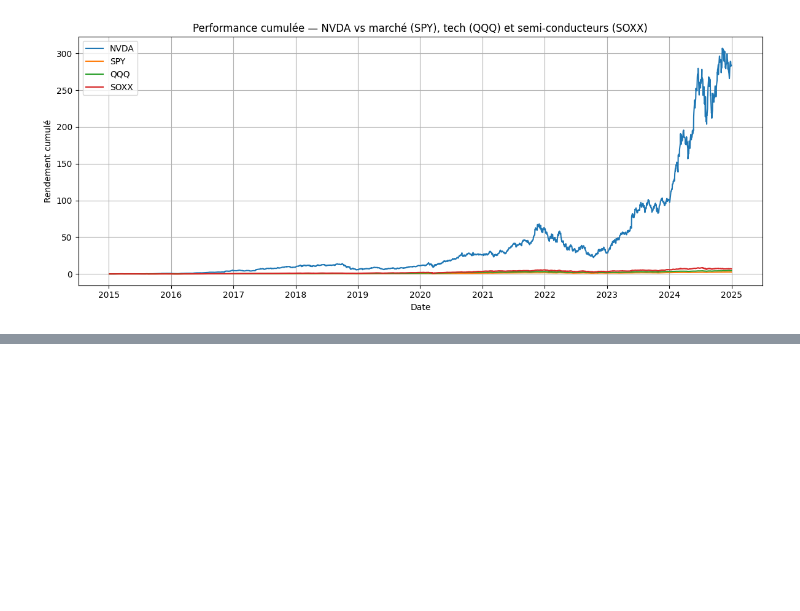
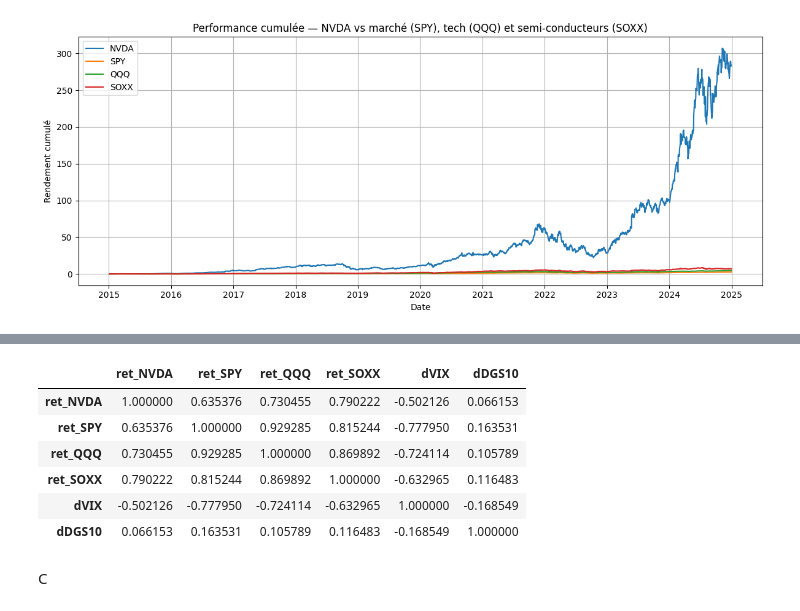
Before and after one commit to JoelKt29/Python-pour-la-data, a Jupyter notebook: Final copy.ipynb, the cells around one changed output, grey strips where cells are left out. Drawn from its saved outputs; the diff is of its cells as text; code cells hidden in the pictures; blank space fills up the shorter version.

```diff
--- a/Final copy.ipynb
+++ b/Final copy.ipynb
@@ -655,0 +713,28 @@ Dans l’ensemble, les modèles d’ensemble (Random Forest et XGBoost) surpasse
+# %%
+corr_df = pd.DataFrame({"Date": nvda_data_2["Date"]})
+#Returns NVDA + ETFs
+for col in ["Close_NVDA", "Close_SPY", "Close_QQQ", "Close_SOXX"]:
+    if col in nvda_data_2.columns:
+        s = pd.to_numeric(nvda_data_2[col], errors="coerce")
+        corr_df[f"ret_{col.split('_')[1]}"] = s.pct_change()
+
+#ΔVIX, ΔDGS10
+if "VIXCLS" in nvda_data_2.columns:
+    corr_df["dVIX"] = pd.to_numeric(nvda_data_2["VIXCLS"], errors="coerce").diff()
+if "DGS10" in nvda_data_2.columns:
+    corr_df["dDGS10"] = pd.to_numeric(nvda_data_2["DGS10"], errors="coerce").diff()
+
+corr_df = corr_df.dropna().drop(columns=["Date"])
+
+corr_matrix = corr_df.corr()
+corr_matrix
+# %% [output]
+|  | ret_NVDA | ret_SPY | ret_QQQ | ret_SOXX | dVIX | dDGS10 |
+| ret_NVDA | 1.000000 | 0.635376 | 0.730455 | 0.790222 | -0.502126 | 0.066153 |
+| ret_SPY | 0.635376 | 1.000000 | 0.929285 | 0.815244 | -0.777950 | 0.163531 |
+| ret_QQQ | 0.730455 | 0.929285 | 1.000000 | 0.869892 | -0.724114 | 0.105789 |
+| ret_SOXX | 0.790222 | 0.815244 | 0.869892 | 1.000000 | -0.632965 | 0.116483 |
+| dVIX | -0.502126 | -0.777950 | -0.724114 | -0.632965 | 1.000000 | -0.168549 |
+| dDGS10 | 0.066153 | 0.163531 | 0.105789 | 0.116483 | -0.168549 | 1.000000 |
+# %% [markdown]
+C
```
Also changed, not shown: parts of 28 cells of this notebook.
